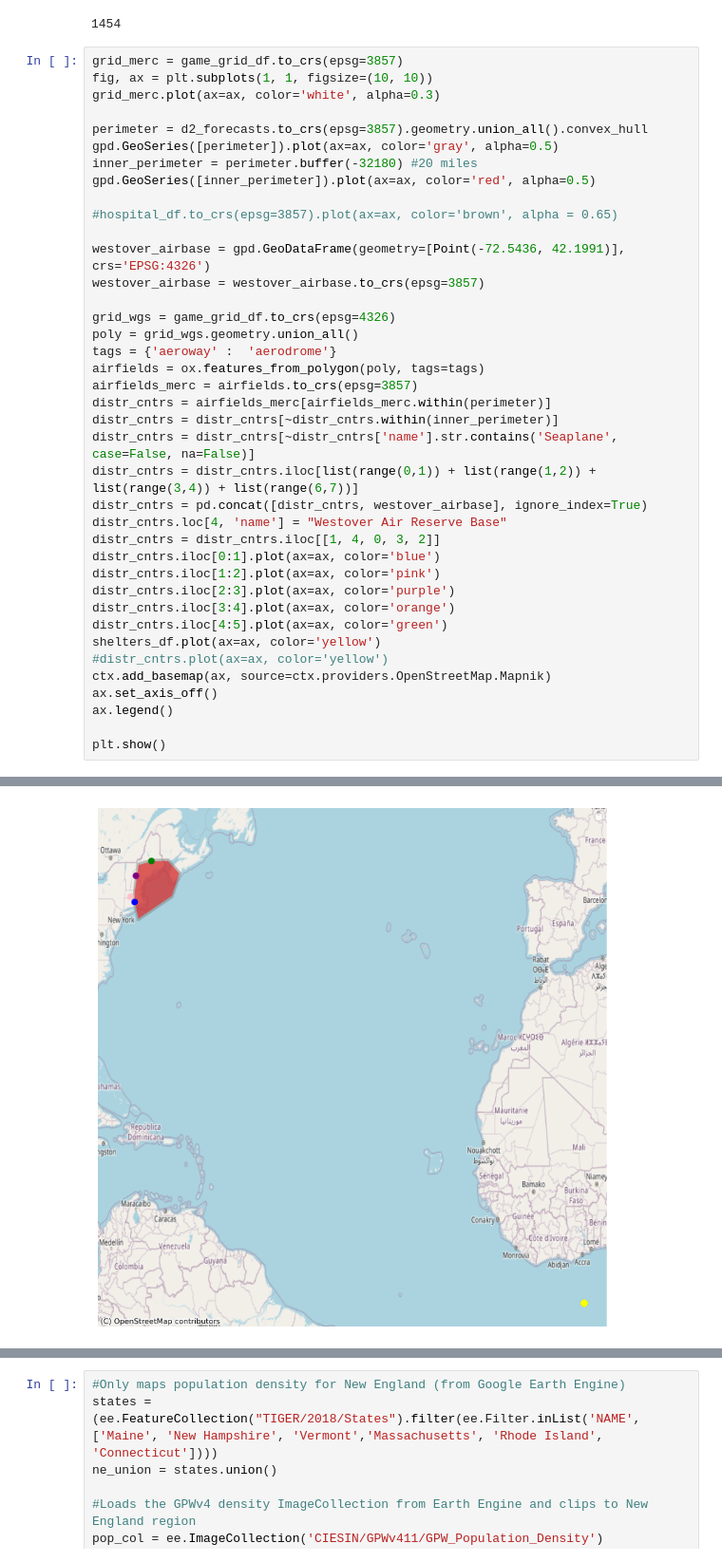
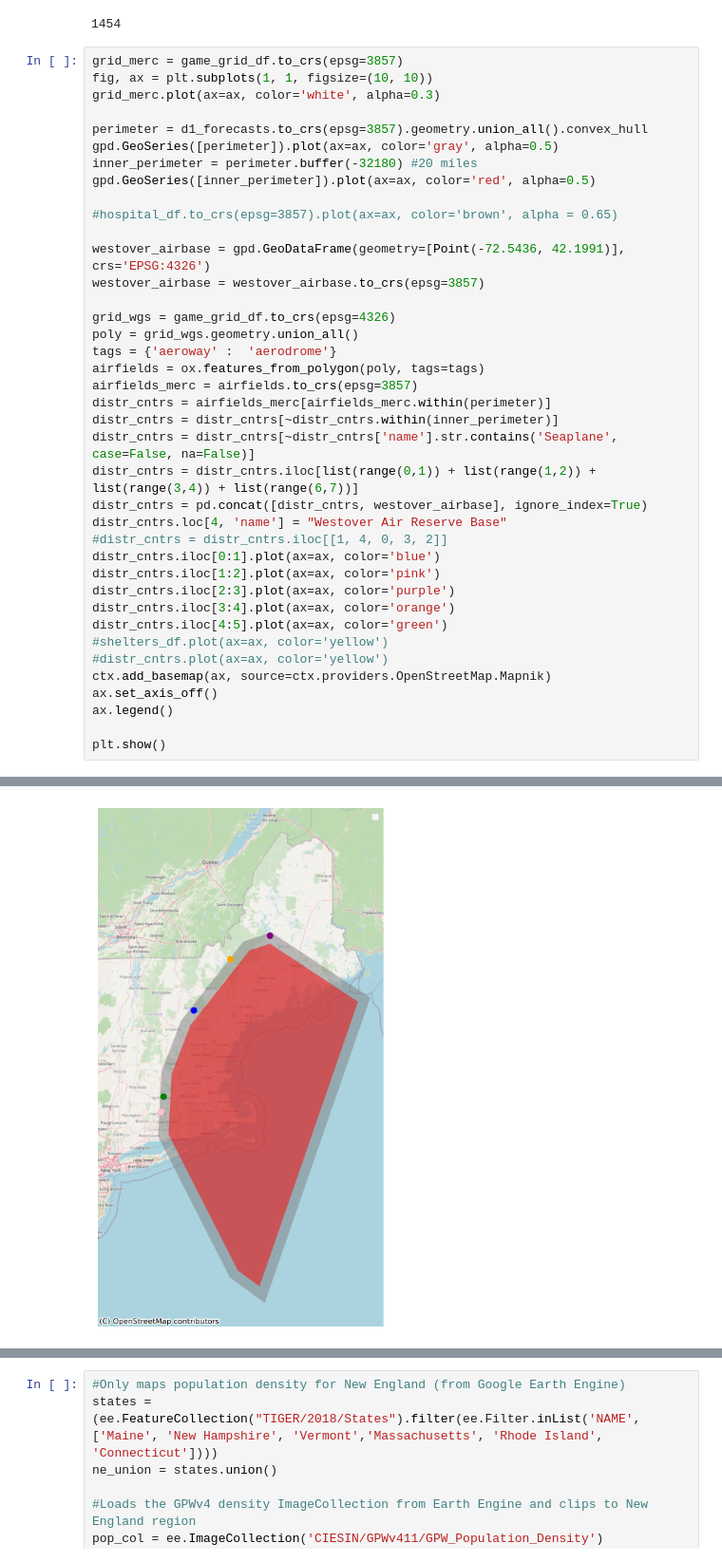
Before and after one commit to bwsi-hadr-2025-final-project/Logistics, a Jupyter notebook: src/Notebook 1.ipynb, the cells around one changed output, grey strips where cells are left out. Shown at 95% size. Cells and saved outputs as stored; diff of their text form.

```diff
--- a/src/Notebook 1.ipynb
+++ b/src/Notebook 1.ipynb
@@ -300,40 +299,40 @@ grid_merc = game_grid_df.to_crs(epsg=3857)
 fig, ax = plt.subplots(1, 1, figsize=(10, 10))
 grid_merc.plot(ax=ax, color='white', alpha=0.3)
 
-perimeter = d2_forecasts.to_crs(epsg=3857).geometry.union_all().convex_hull
+perimeter = d1_forecasts.to_crs(epsg=3857).geometry.union_all().convex_hull
 gpd.GeoSeries([perimeter]).plot(ax=ax, color='gray', alpha=0.5)
 inner_perimeter = perimeter.buffer(-32180) #20 miles
 gpd.GeoSeries([inner_perimeter]).plot(ax=ax, color='red', alpha=0.5)
 
 #hospital_df.to_crs(epsg=3857).plot(ax=ax, color='brown', alpha = 0.65)
 
 westover_airbase = gpd.GeoDataFrame(geometry=[Point(-72.5436, 42.1991)], crs='EPSG:4326')
 westover_airbase = westover_airbase.to_crs(epsg=3857)
 
 grid_wgs = game_grid_df.to_crs(epsg=4326)
 poly = grid_wgs.geometry.union_all()
 tags = {'aeroway' :  'aerodrome'}
 airfields = ox.features_from_polygon(poly, tags=tags)
 airfields_merc = airfields.to_crs(epsg=3857)
 distr_cntrs = airfields_merc[airfields_merc.within(perimeter)]
 distr_cntrs = distr_cntrs[~distr_cntrs.within(inner_perimeter)]
 distr_cntrs = distr_cntrs[~distr_cntrs['name'].str.contains('Seaplane', case=False, na=False)]
 distr_cntrs = distr_cntrs.iloc[list(range(0,1)) + list(range(1,2)) + list(range(3,4)) + list(range(6,7))]
 distr_cntrs = pd.concat([distr_cntrs, westover_airbase], ignore_index=True)
 distr_cntrs.loc[4, 'name'] = "Westover Air Reserve Base"
-distr_cntrs = distr_cntrs.iloc[[1, 4, 0, 3, 2]]
+#distr_cntrs = distr_cntrs.iloc[[1, 4, 0, 3, 2]]
 distr_cntrs.iloc[0:1].plot(ax=ax, color='blue')
 distr_cntrs.iloc[1:2].plot(ax=ax, color='pink')
 distr_cntrs.iloc[2:3].plot(ax=ax, color='purple')
 distr_cntrs.iloc[3:4].plot(ax=ax, color='orange')
 distr_cntrs.iloc[4:5].plot(ax=ax, color='green')
-shelters_df.plot(ax=ax, color='yellow')
+#shelters_df.plot(ax=ax, color='yellow')
 #distr_cntrs.plot(ax=ax, color='yellow')
 ctx.add_basemap(ax, source=ctx.providers.OpenStreetMap.Mapnik)
 ax.set_axis_off()
 ax.legend()
 
 plt.show()
 # %% [output]
 No artists with labels found to put in legend.  Note that artists whose label start with an underscore are ignored when legend() is called with no argument.
-[figure, old version]
+[figure, new version]
```
Also changed, not shown: parts of 3 cells of this notebook.
